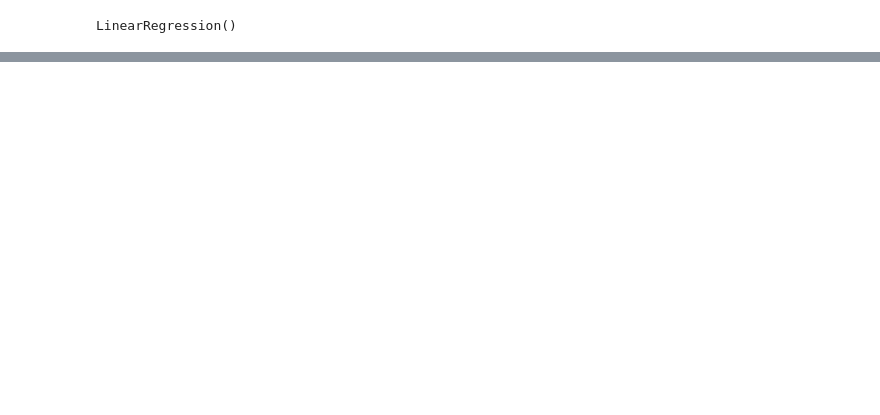
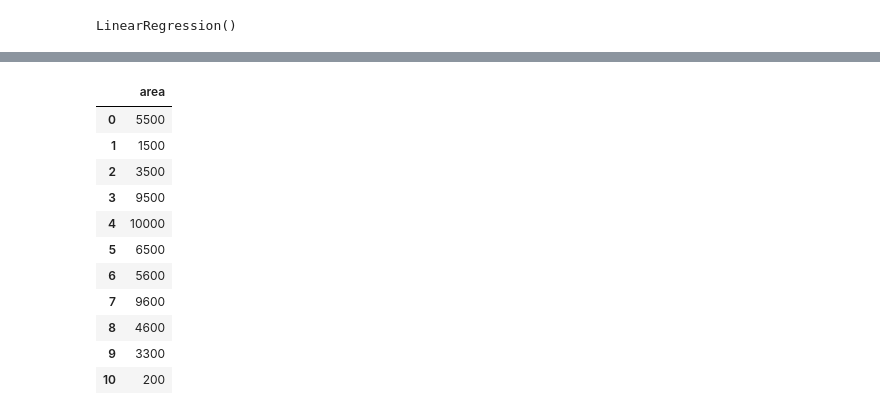
Before and after one commit to Kajal1708/Home_price_prediction, a Jupyter notebook: model.ipynb, the cells around one changed output, grey strips where cells are left out. Saved outputs shown, nothing was run; the diff lists cells and outputs as text; code cells hidden in the pictures; blank space fills up the shorter version.

```diff
--- a/model.ipynb
+++ b/model.ipynb
@@ -79 +90,17 @@ d.head(3)
+# %%
+d = d.drop(columns=['prices'])
+d
+# %% [output]
+|  | area |
+| 0 | 5500 |
+| 1 | 1500 |
+| 2 | 3500 |
+| 3 | 9500 |
+| 4 | 10000 |
+| 5 | 6500 |
+| 6 | 5600 |
+| 7 | 9600 |
+| 8 | 4600 |
+| 9 | 3300 |
+| 10 | 200 |
 # %%
```
Also changed, not shown: parts of 16 cells of this notebook, 2 other files.
